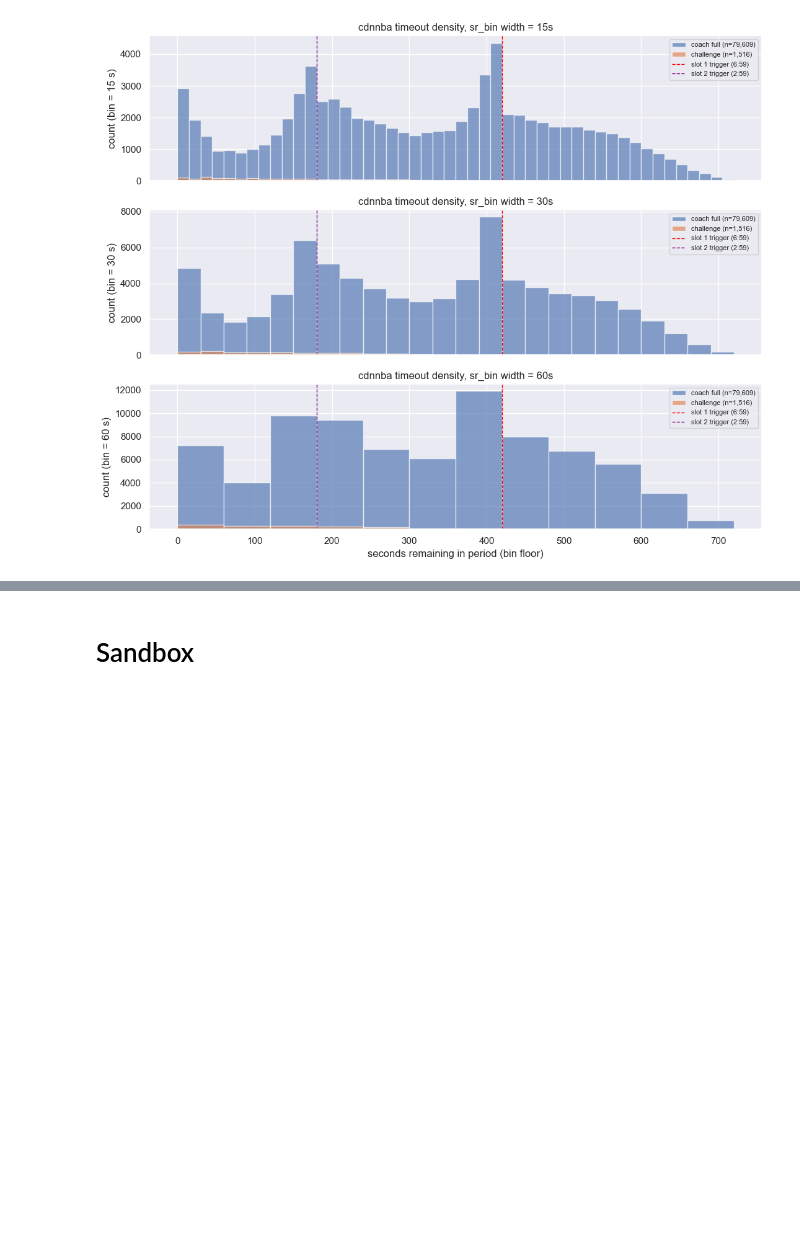
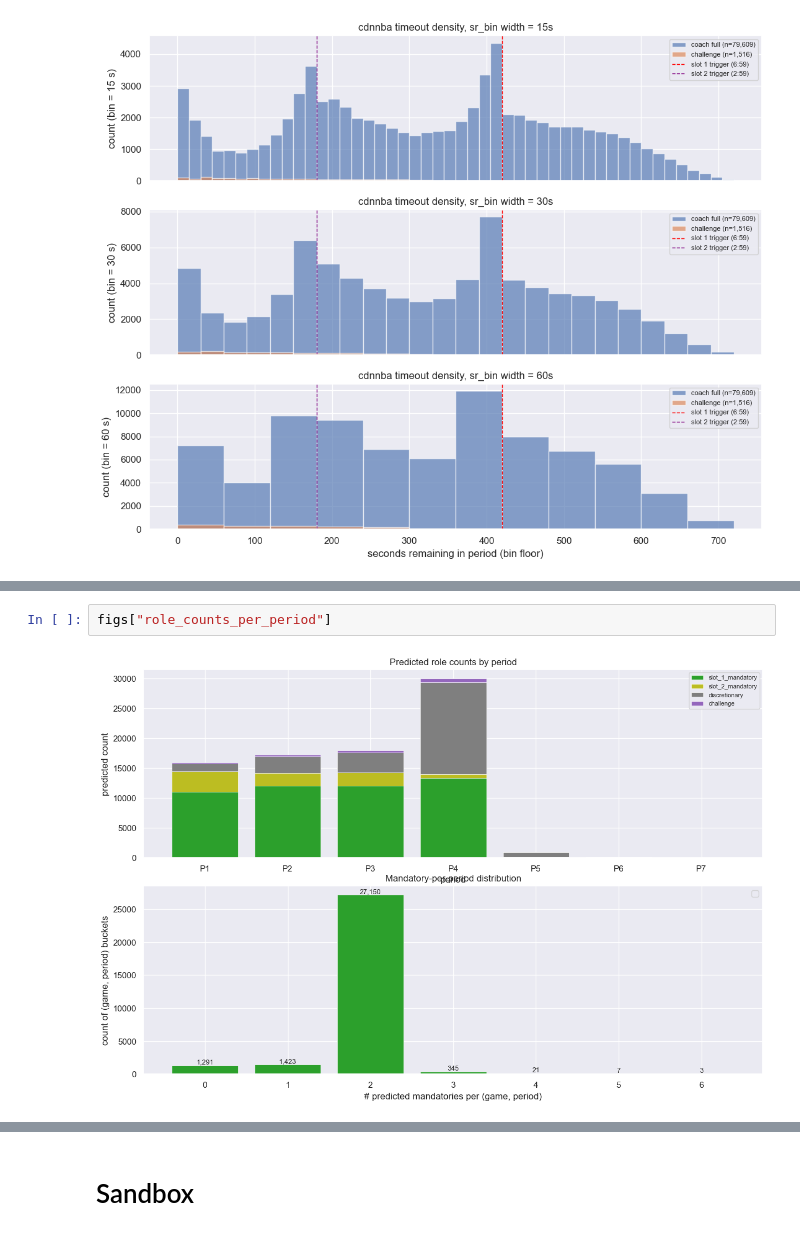
Before and after one commit to akseldkw07/NBA-Timeout-Impact, a Jupyter notebook: Notebooks/TV-Timeout-Injection.ipynb, the cells around one changed output, grey strips where cells are left out. Cells and saved outputs as stored; diff of their text form; blank space fills up the shorter version.

```diff
--- a/Notebooks/TV-Timeout-Injection.ipynb
+++ b/Notebooks/TV-Timeout-Injection.ipynb
@@ -216,0 +151,4 @@ UKS_MPL.heatmap_df(confusion.drop(index="TOTAL", columns="TOTAL"))
+# %%
+figs["role_counts_per_period"]
+# %% [output]
+[figure, added]
```
Also changed, not shown: parts of 49 cells of this notebook, 4 other files.
